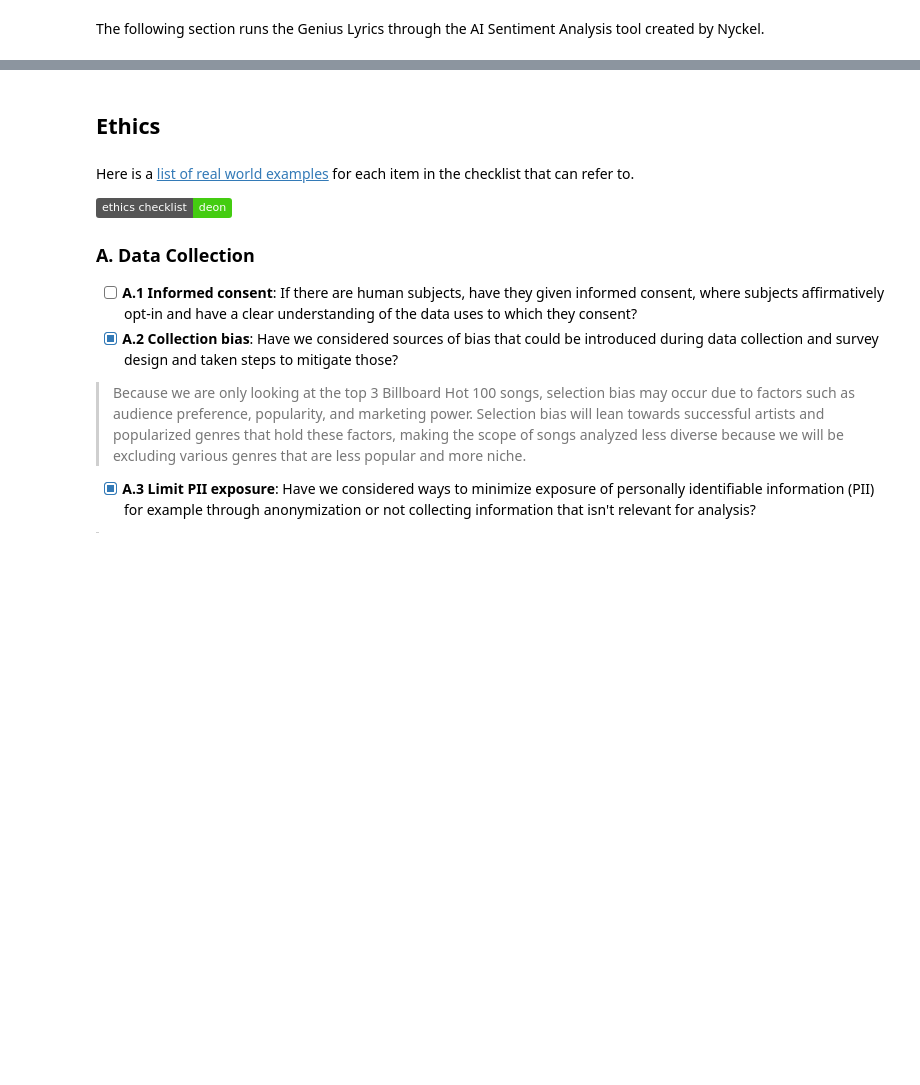
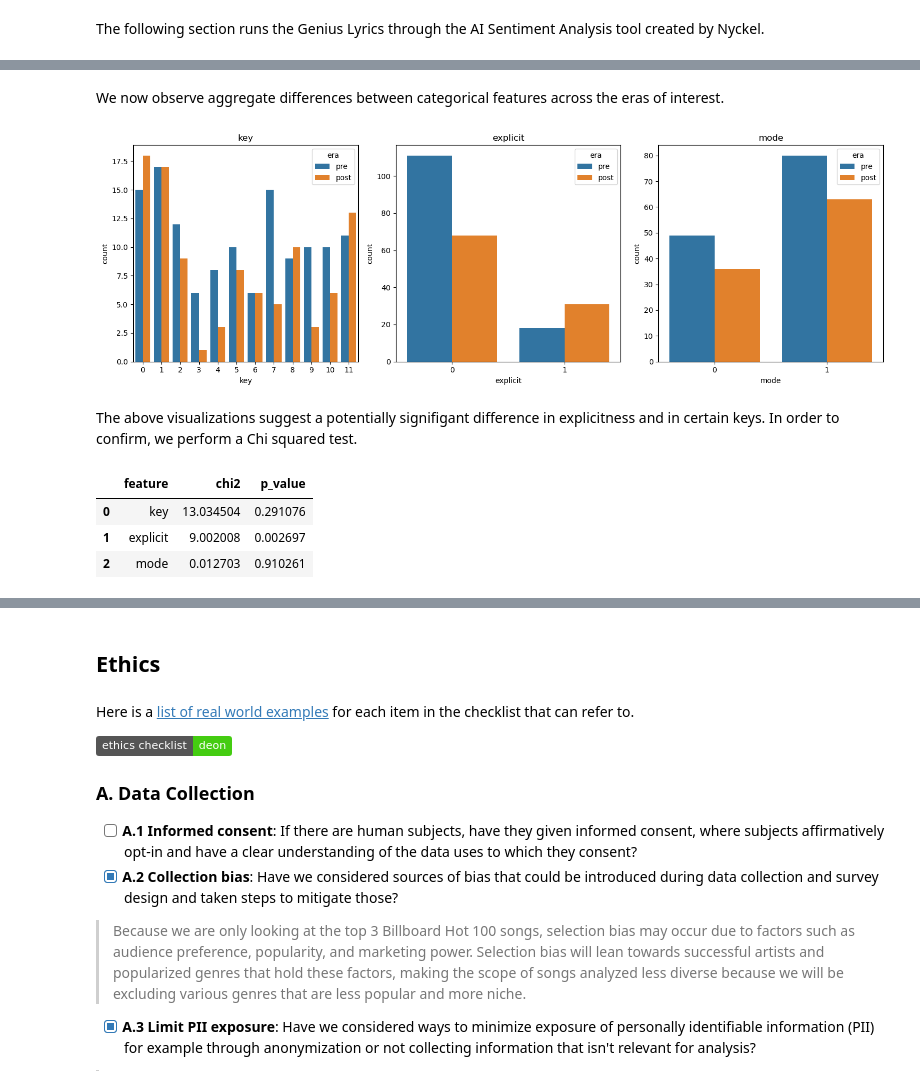
Before and after one commit to COGS108/Group096_WI26, a Jupyter notebook: 03-FinalProject.ipynb, the cells around one changed output, grey strips where cells are left out. Saved outputs shown, nothing was run; the diff lists cells and outputs as text; code cells hidden in the pictures; badges without logos; blank space fills up the shorter version.

```diff
--- a/03-FinalProject.ipynb
+++ b/03-FinalProject.ipynb
@@ -586,0 +800,24 @@ Some more words and stuff.  Remember notebooks work best if you interleave the c
+# %%
+#Cohen's d and T-test for continuous features between pre- and post-streaming eras
+results = []
+
+for feature in continuous_features:
+
+    pre = pre_streaming_features[feature].dropna()
+    post = post_streaming_features[feature].dropna()
+
+    t, p = stats.ttest_ind(pre, post, equal_var=False)
+
+    d = cohens_d(pre, post)
+
+    results.append({
+        "feature": feature,
+        "t_stat": t,
+        "p_value": p,
+        "cohens_d": d
+    })
+
+import pandas as pd
+results_df = pd.DataFrame(results)
+
+results_df
@@ -586,0 +840,46 @@ Some more words and stuff.  Remember notebooks work best if you interleave the c
+# %% [markdown]
+We now observe aggregate differences between categorical features across the eras of interest.
+# %%
+#Countplots for categorical features between pre- and post-streaming eras
+fig, axes = plt.subplots(1,3, figsize=(15,5))
+
+for i, feature in enumerate(categorical_features):
+
+    sns.countplot(
+        data=merged_df,
+        x=feature,
+        hue="era",
+        ax=axes[i]
+    )
+
+    axes[i].set_title(feature)
+
+plt.tight_layout()
+plt.show()
+# %% [output]
+[figure, added]
+# %% [markdown]
+The above visualizations suggest a potentially signifigant difference in explicitness and in certain keys. In order to confirm, we perform a Chi squared test.
+# %%
+#Chi squared test to measure statistical significance of differences between categorical features
+cat_results = []
+
+for feature in categorical_features:
+
+    table = pd.crosstab(merged_df[feature], merged_df["era"])
+
+    chi2, p, dof, expected = chi2_contingency(table)
+
+    cat_results.append({
+        "feature": feature,
+        "chi2": chi2,
+        "p_value": p
+    })
+
+cat_results_df = pd.DataFrame(cat_results)
+cat_results_df
+# %% [output]
+|  | feature | chi2 | p_value |
+| 0 | key | 13.034504 | 0.291076 |
+| 1 | explicit | 9.002008 | 0.002697 |
+| 2 | mode | 0.012703 | 0.910261 |
```
Also changed, not shown: parts of 90 cells of this notebook.
